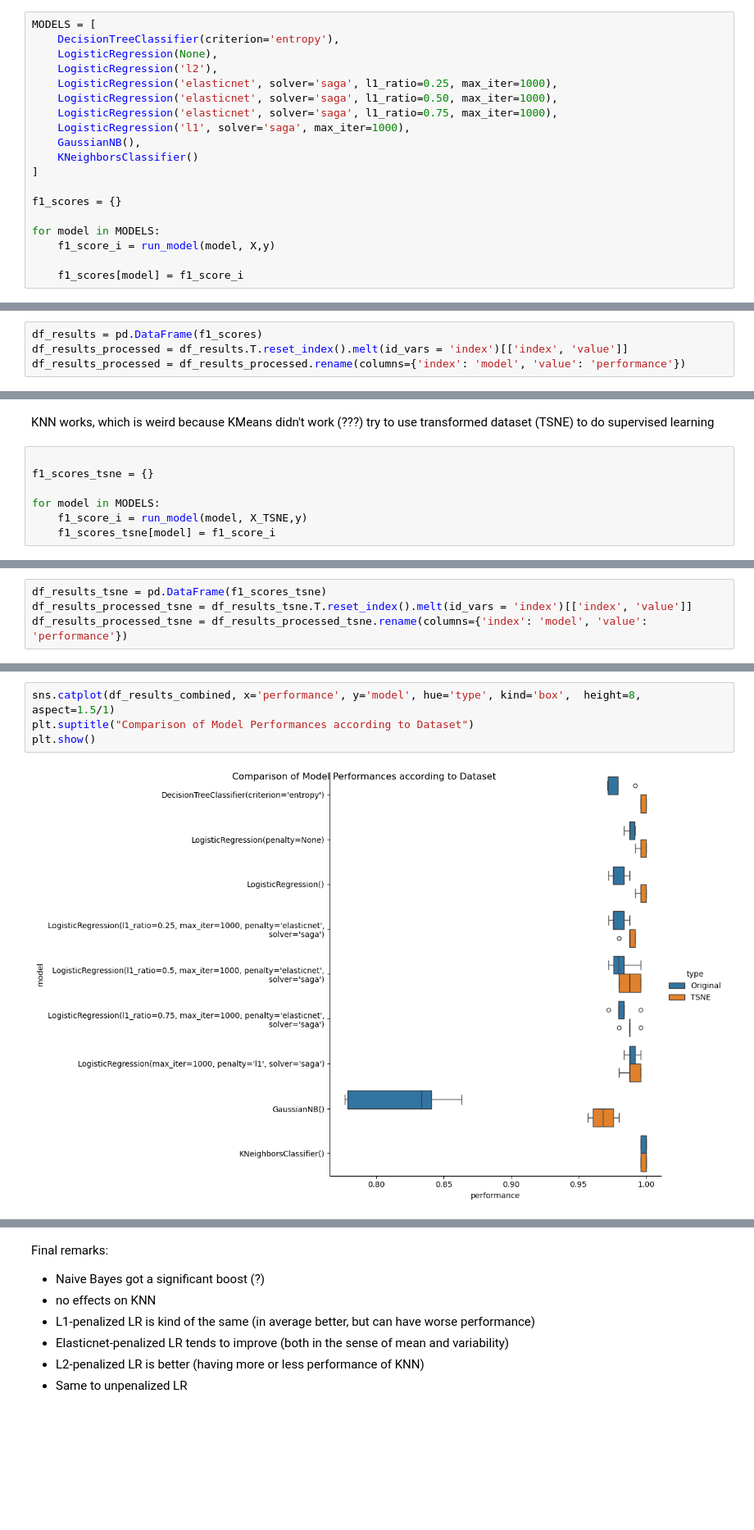
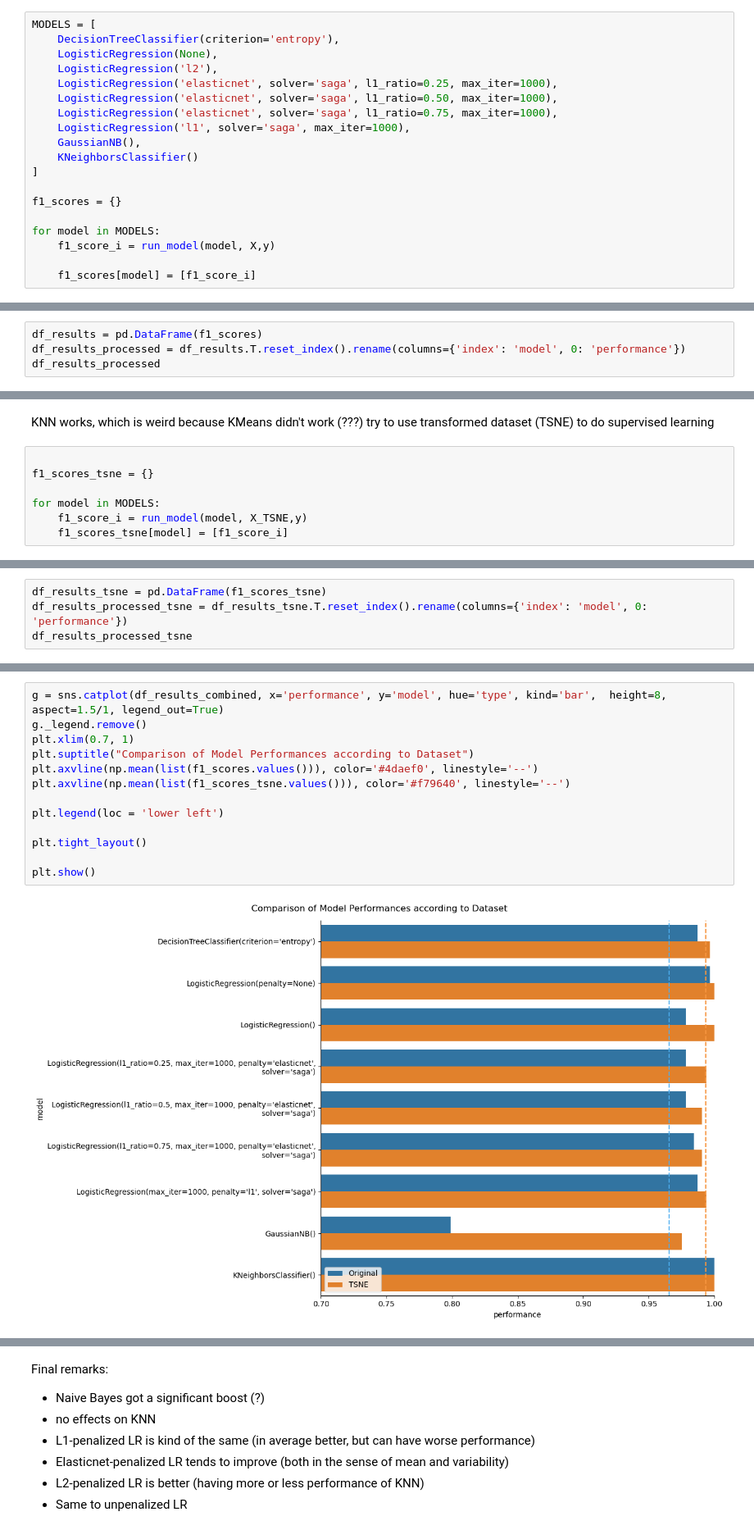
Before and after one commit to OdinMeng/MachineLearningBChallenges, a Jupyter notebook: challenges/challenge1/challenge-one.ipynb, the cells around one changed output, grey strips where cells are left out. Shown at 82% size. Saved outputs shown, nothing was run; the diff lists cells and outputs as text; blank space fills up the shorter version.

```diff
--- a/challenges/challenge1/challenge-one.ipynb
+++ b/challenges/challenge1/challenge-one.ipynb
@@ -324,5 +312,5 @@ f1_scores = {}
 for model in MODELS:
     f1_score_i = run_model(model, X,y)
 
-    f1_scores[model] = f1_score_i
+    f1_scores[model] = [f1_score_i]
 # %% [output]
@@ -342,5 +330,5 @@ The model KNeighborsClassifier() has performed on the test dataset with the aver
 Plot models evaluations (with variance)
 # %%
 df_results = pd.DataFrame(f1_scores)
-df_results_processed = df_results.T.reset_index().melt(id_vars = 'index')[['index', 'value']]
-df_results_processed = df_results_processed.rename(columns={'index': 'model', 'value': 'performance'})
+df_results_processed = df_results.T.reset_index().rename(columns={'index': 'model', 0: 'performance'})
+df_results_processed
@@ -365,5 +360,5 @@ f1_scores_tsne = {}
 
 for model in MODELS:
     f1_score_i = run_model(model, X_TSNE,y)
-    f1_scores_tsne[model] = f1_score_i
+    f1_scores_tsne[model] = [f1_score_i]
 # %% [output]
@@ -404,4 +381,4 @@ The max_iter was reached which means the coef_ did not converge
 # %%
 df_results_tsne = pd.DataFrame(f1_scores_tsne)
-df_results_processed_tsne = df_results_tsne.T.reset_index().melt(id_vars = 'index')[['index', 'value']]
-df_results_processed_tsne = df_results_processed_tsne.rename(columns={'index': 'model', 'value': 'performance'})
+df_results_processed_tsne = df_results_tsne.T.reset_index().rename(columns={'index': 'model', 0: 'performance'})
+df_results_processed_tsne
@@ -440,6 +428,15 @@ df_results_combined
 # %%
-sns.catplot(df_results_combined, x='performance', y='model', hue='type', kind='box',  height=8, aspect=1.5/1)
+g = sns.catplot(df_results_combined, x='performance', y='model', hue='type', kind='bar',  height=8, aspect=1.5/1, legend_out=True)
+g._legend.remove()
+plt.xlim(0.7, 1)
 plt.suptitle("Comparison of Model Performances according to Dataset")
+plt.axvline(np.mean(list(f1_scores.values())), color='#4daef0', linestyle='--')
+plt.axvline(np.mean(list(f1_scores_tsne.values())), color='#f79640', linestyle='--')
+
+plt.legend(loc = 'lower left')
+
+plt.tight_layout()
+
 plt.show()
 # %% [output]
-[figure, old version]
+[figure, new version]
```
Also changed, not shown: parts of 12 cells of this notebook.
